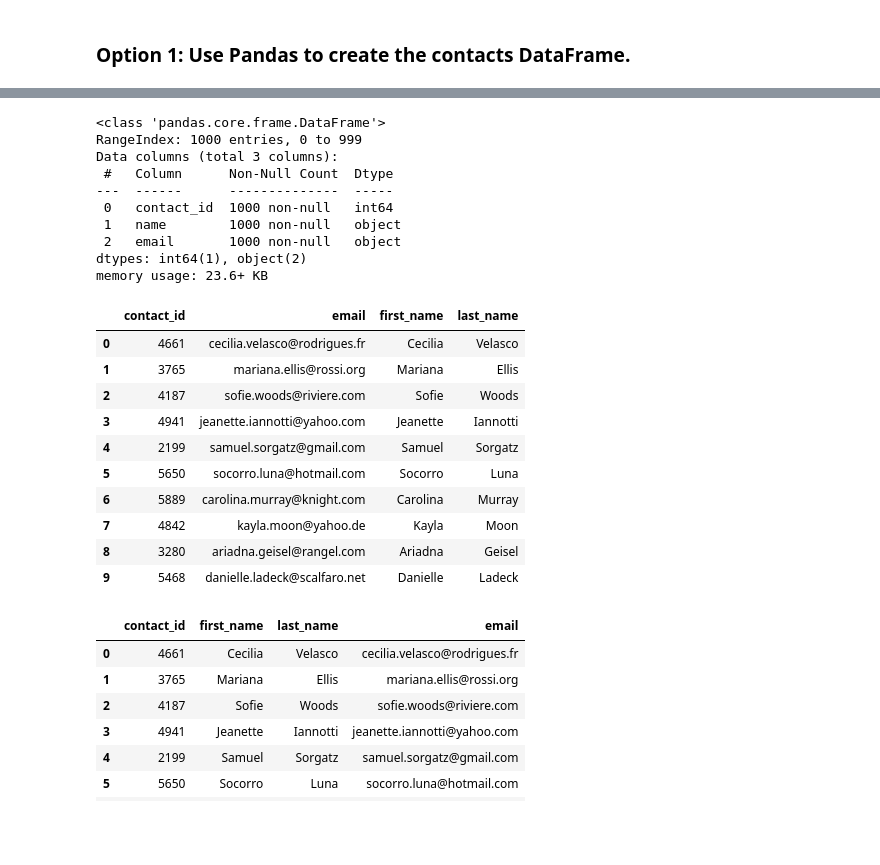
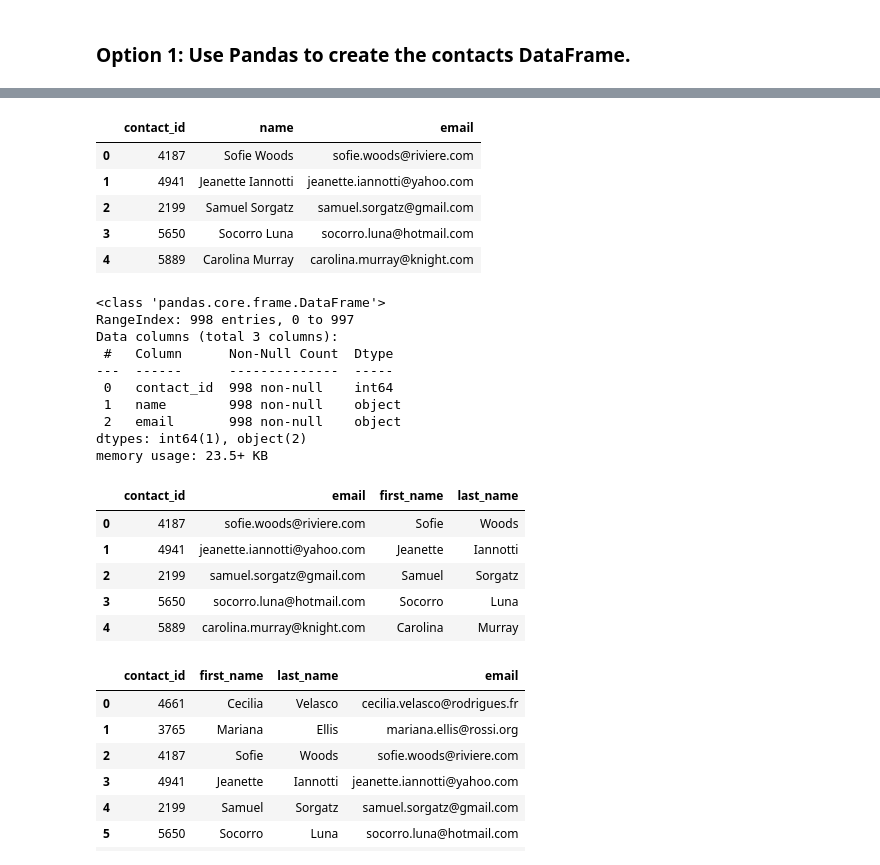
Before and after one commit to hamiltonbrba/Crowdfunding_ETL, a Jupyter notebook: ETL_Mini_Project_BHamiltonBrown_KBoone_AShelby.ipynb, the cells around one changed output, grey strips where cells are left out. Drawn from its saved outputs; the diff is of its cells as text; code cells hidden in the pictures; blank space fills up the shorter version.

Commit message:
working on cleaning the contact info data

```diff
--- a/ETL_Mini_Project_BHamiltonBrown_KBoone_AShelby.ipynb
+++ b/ETL_Mini_Project_BHamiltonBrown_KBoone_AShelby.ipynb
@@ -286,6 +236,6 @@ campaign_cleaned.to_csv("Resources/campaign.csv", index=False)
 ### Extract the contacts.xlsx Data.
 # %%
 # Read the data into a Pandas DataFrame. Use the `header=2` parameter when reading in the data.
-contact_info_df = pd.read_excel('Resources/contacts.xlsx', header=2)
-contact_info_df.head()
+contacts_df = pd.read_excel('Resources/contacts.xlsx', header=2)
+contacts_df.head()
 # %% [output]
@@ -330,33 +277,67 @@ print(dict_values)
+# %%
+# Create a contact_info DataFrame and add each list of values, i.e., each row
+# Extracting contact_id, name, and email
+contact_id_list = []
+name_list = []
+email_list = []
+
+# Iterate over each entry in the contacts column and extract the necessary details
+for contact_str in contacts_df.iloc[3:, 0]:  # Skipping first 3 rows as instructed
+    try:
+        data = json.loads(contact_str)
+        contact_id_list.append(data.get('contact_id'))
+        name_list.append(data.get('name'))
+        email_list.append(data.get('email'))
+    except json.JSONDecodeError:
+        continue  # skip the rest of the current loop iteration and moves on to the next one
+
+# Create the contact_info DataFrame with the extracted data
+contact_info_df = pd.DataFrame({
+    'contact_id': contact_id_list,
+    'name': name_list,
+    'email': email_list
+})
+
+
+# Display the new contact_info DataFrame
+contact_info_df.head()
+# %% [output]
+|  | contact_id | name | email |
+| 0 | 4187 | Sofie Woods | sofie.woods@riviere.com |
+| 1 | 4941 | Jeanette Iannotti | jeanette.iannotti@yahoo.com |
+| 2 | 2199 | Samuel Sorgatz | samuel.sorgatz@gmail.com |
+| 3 | 5650 | Socorro Luna | socorro.luna@hotmail.com |
+| 4 | 5889 | Carolina Murray | carolina.murray@knight.com |
 # %%
 # Check the datatypes.
+contact_info_df.info()
 # %% [output]
 <class 'pandas.core.frame.DataFrame'>
-RangeIndex: 1000 entries, 0 to 999
+RangeIndex: 998 entries, 0 to 997
 Data columns (total 3 columns):
  #   Column      Non-Null Count  Dtype
 ---  ------      --------------  -----
- 0   contact_id  1000 non-null   int64
- 1   name        1000 non-null   object
- 2   email       1000 non-null   object
+ 0   contact_id  998 non-null    int64
+ 1   name        998 non-null    object
+ 2   email       998 non-null    object
 dtypes: int64(1), object(2)
-memory usage: 23.6+ KB
+memory usage: 23.5+ KB
 # %%
 # Create a "first"name" and "last_name" column with the first and last names from the "name" column.
-
+contact_info_df[['first_name', 'last_name']] = contact_info_df['name'].str.split(' ', n=1, expand=True)
 
 # Drop the contact_name column
+contact_info_df.drop(columns=['name'], inplace=True)
+
+# Display the updated DataFrame
+contact_info_df.head()
 # %% [output]
 |  | contact_id | email | first_name | last_name |
-| 0 | 4661 | cecilia.velasco@rodrigues.fr | Cecilia | Velasco |
-| 1 | 3765 | mariana.ellis@rossi.org | Mariana | Ellis |
-| 2 | 4187 | sofie.woods@riviere.com | Sofie | Woods |
-| 3 | 4941 | jeanette.iannotti@yahoo.com | Jeanette | Iannotti |
-| 4 | 2199 | samuel.sorgatz@gmail.com | Samuel | Sorgatz |
-| 5 | 5650 | socorro.luna@hotmail.com | Socorro | Luna |
-| 6 | 5889 | carolina.murray@knight.com | Carolina | Murray |
-| 7 | 4842 | kayla.moon@yahoo.de | Kayla | Moon |
-| 8 | 3280 | ariadna.geisel@rangel.com | Ariadna | Geisel |
-| 9 | 5468 | danielle.ladeck@scalfaro.net | Danielle | Ladeck |
+| 0 | 4187 | sofie.woods@riviere.com | Sofie | Woods |
+| 1 | 4941 | jeanette.iannotti@yahoo.com | Jeanette | Iannotti |
+| 2 | 2199 | samuel.sorgatz@gmail.com | Samuel | Sorgatz |
+| 3 | 5650 | socorro.luna@hotmail.com | Socorro | Luna |
+| 4 | 5889 | carolina.murray@knight.com | Carolina | Murray |
 # %%
 # Reorder the columns
 # %% [output]
```
Also changed, not shown: parts of 8 cells of this notebook.
